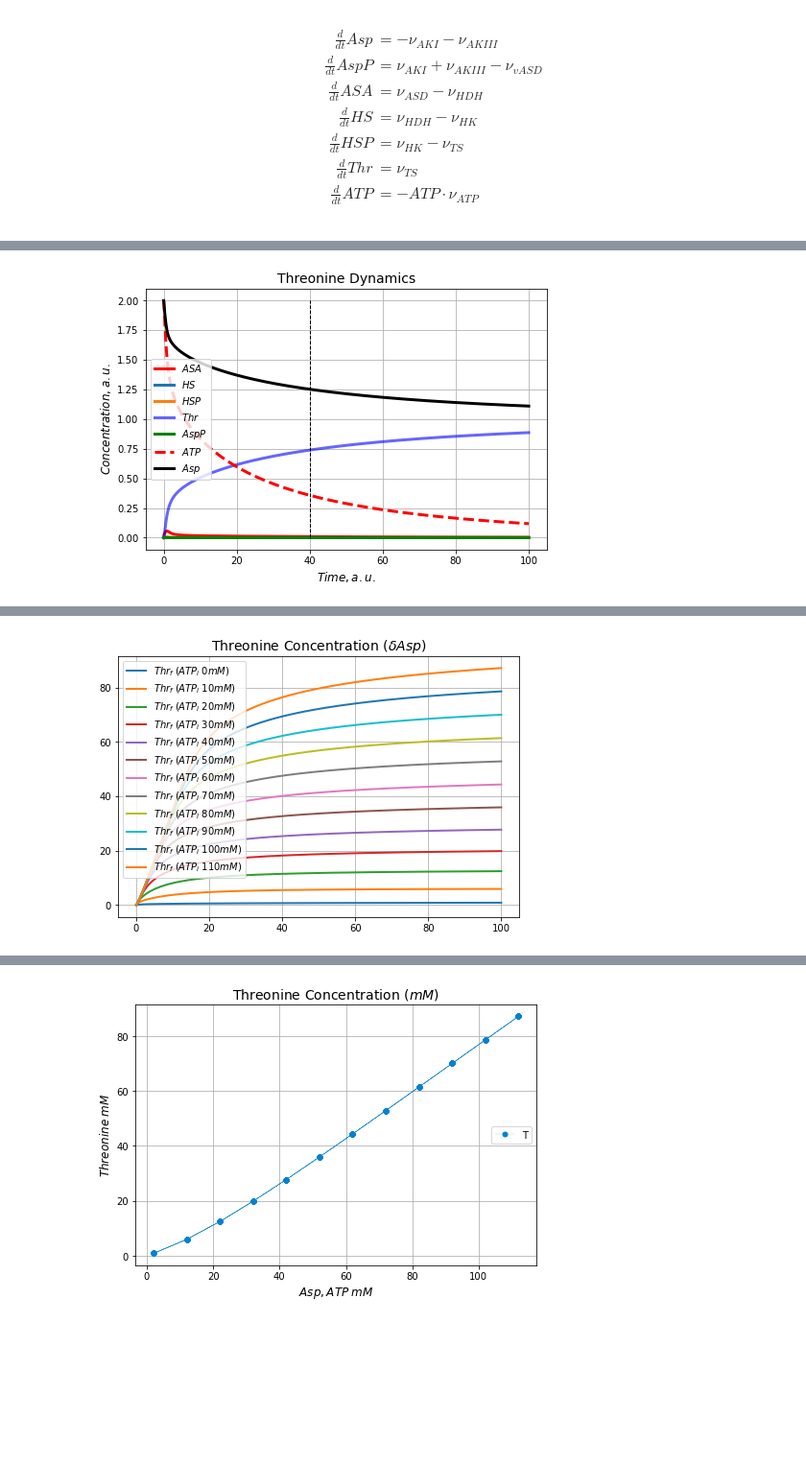
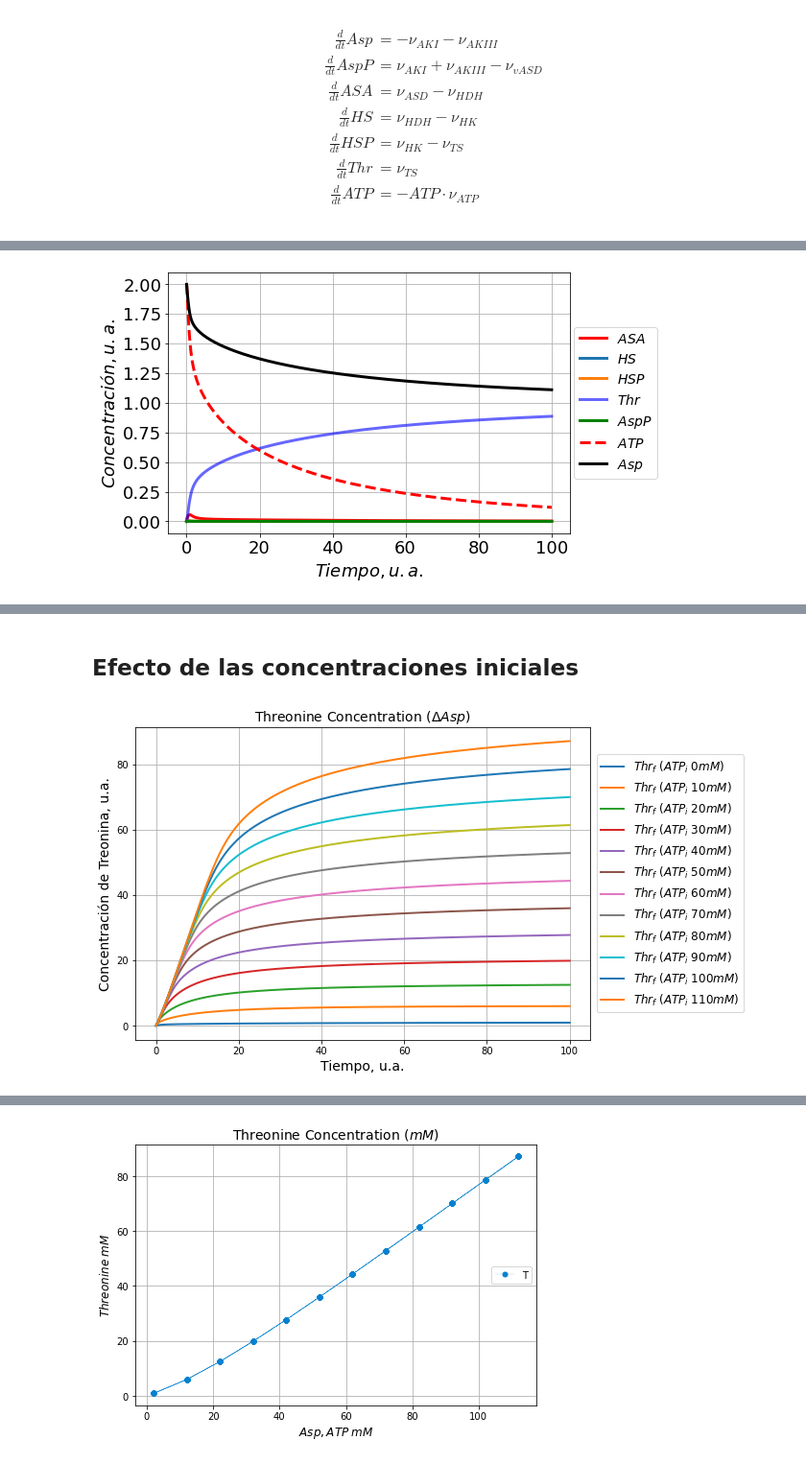
Before and after one commit to alejandrocs98/Proyectos-HCIM, a Jupyter notebook: Proyecto-01/proyecto_1.ipynb, the cells around one changed output, grey strips where cells are left out. Shown: that part at 96% size. Drawn from its saved outputs; the diff is of its cells as text; code cells hidden in the pictures; blank space fills up the shorter version.

```diff
--- a/Proyecto-01/proyecto_1.ipynb
+++ b/Proyecto-01/proyecto_1.ipynb
@@ -212,24 +184,28 @@ solved = solve_ivp(system, [0., 100.], [Aspi, AspPi,ASAi, HSi, HSPi, Thri, ATPi]
 # %%
 # figure = plt.figure(figsize=plt.figaspect(0.5))
 figure = plt.figure(figsize=(7.5,5))
 lw_ = 3
 
 plt.plot(solved.t, solved.y[2], label=r'${ASA}$', color='red', lw=lw_)
 plt.plot(solved.t, solved.y[3], label=r'${HS}$', lw=lw_)
 plt.plot(solved.t, solved.y[4], label=r'${HSP}$', lw=lw_)
 plt.plot(solved.t, solved.y[5], label=r'${Thr}$', color='blue', alpha=0.6, lw=lw_)
 plt.plot(solved.t, solved.y[1], label=r'${AspP}$', color='green', lw=lw_)
 plt.plot(solved.t, solved.y[6], '--',label=r'${ATP}$',color='red', lw=lw_)
 plt.plot(solved.t, solved.y[0], label=r'${Asp}$', color='black', lw=lw_)
 
-plt.legend(loc=6)
+plt.legend(loc='center right', bbox_to_anchor=(1.235, 0.50),
+          ncol=1, fancybox=True, shadow=False, fontsize=14)
 plt.grid(True)
-plt.xlabel(r'${Time, a.u.}$', fontsize=12)
-plt.ylabel(r'${Concentration, a.u.}$', fontsize=12)
-plt.title('Threonine Dynamics', fontsize=14);
-plt.vlines(40, 0, 2, colors='k', linestyles='dashed', lw=1)
+plt.xlabel(r'${Tiempo, u.a.}$', fontsize=18)
+plt.ylabel(r'${Concentración, u.a.}$', fontsize=18)
+plt.xticks(fontsize=18)
+plt.yticks(fontsize=18)
+plt.savefig('Threonine_dynamics.png', bbox_inches='tight')
 plt.show()
 # %% [output]
-[figure, old version]
+[figure, new version]
 # %% [markdown]
 # <img src="images/Concentration.png" width=500 height=320 />
+# %% [markdown]
+## Efecto de las concentraciones iniciales
@@ -237,11 +244,14 @@ plt.show()
 factor = 10
 solved_systems = find_optimal_concentration(range_concentration=12, factor=factor, constant=False, tmax=100.);
 # %%
-figure = plt.figure(figsize=(7.5,5))
+figure = plt.figure(figsize=(8.5,6))
 [plt.plot(solved_systems[i].t, solved_systems[i].y[5], label=f'$Thr_f\;(ATP_i \; {i * factor} mM$)', lw=2) for i in range(len(solved_systems))]
-plt.legend(loc=2)
-plt.title(r'Threonine Concentration ($\delta{Asp})$', fontsize=14);
+plt.legend(loc='center right', bbox_to_anchor=(1.35, 0.50),
+          ncol=1, fancybox=True, shadow=False, fontsize=12)
+plt.title(r'Threonine Concentration ($\Delta{Asp})$', fontsize=14)
+plt.xlabel('Tiempo, u.a.', fontsize=14)
+plt.ylabel('Concentración de Treonina, u.a.', fontsize=14)
 plt.grid(True)
 # %% [output]
-[figure, old version]
+[figure, new version]
 # %%
```
Also changed, not shown: parts of 20 cells of this notebook, 4 other files.
